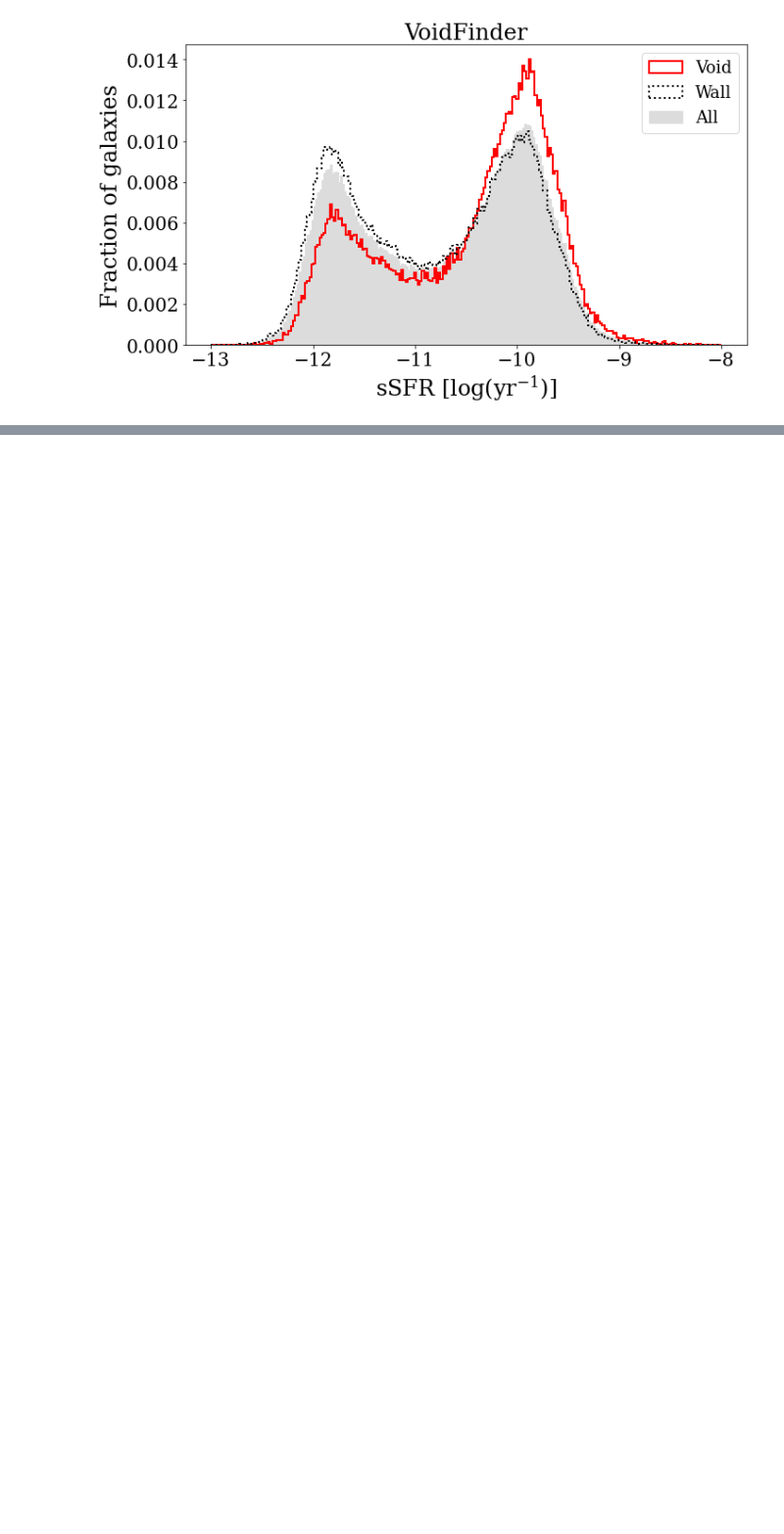
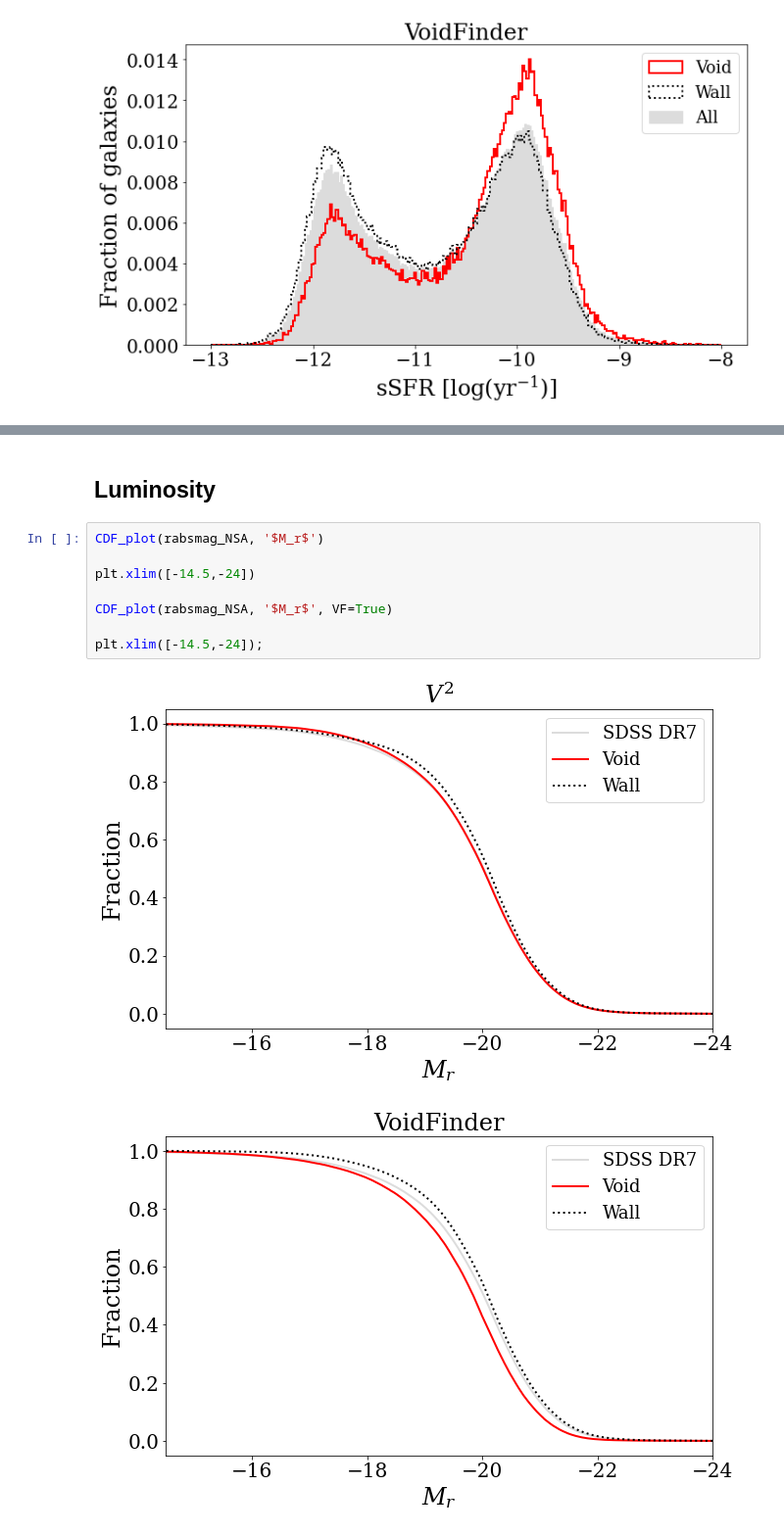
Before and after one commit to DESI-UR/Void_analysis, a Jupyter notebook: nb/Fatima_Zaidouni/galaxy properties by environments-updated.ipynb, the cells around one changed output, grey strips where cells are left out. Shown at 98% size. Cells and saved outputs as stored; diff of their text form; blank space fills up the shorter version.

```diff
--- a/nb/Fatima_Zaidouni/galaxy properties by environments-updated.ipynb
+++ b/nb/Fatima_Zaidouni/galaxy properties by environments-updated.ipynb
@@ -880,0 +661,13 @@ percent difference in median w.r.t wall : 0.2
+# %% [markdown]
+## Luminosity
+# %%
+CDF_plot(rabsmag_NSA, '$M_r$')
+
+plt.xlim([-14.5,-24])
+
+CDF_plot(rabsmag_NSA, '$M_r$', VF=True)
+
+plt.xlim([-14.5,-24]);
+# %% [output]
+[figure, added]
+[figure, added]
```
Also changed, not shown: parts of 37 cells of this notebook, 2 other files.
